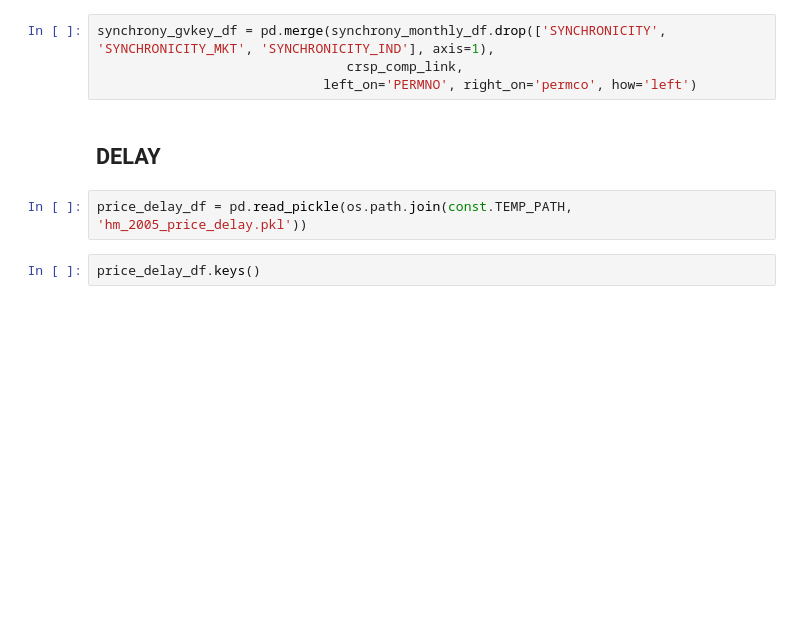
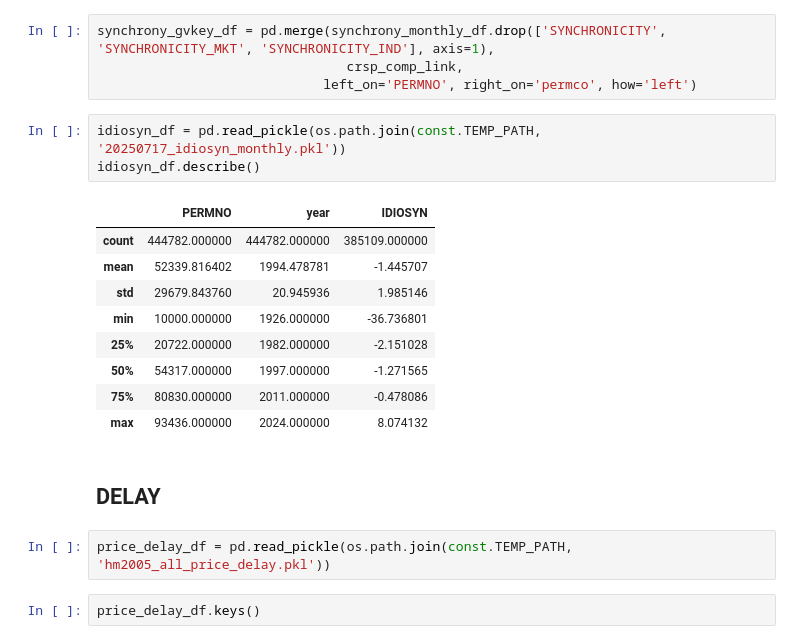
Before and after one commit to wangyouan/STOCKAct, a Jupyter notebook: Notebook/ConstructPoliticalConnectionMeasure.ipynb, the cells around one changed output. Cells and saved outputs as stored; diff of their text form; blank space fills up the shorter version.

```diff
--- a/Notebook/ConstructPoliticalConnectionMeasure.ipynb
+++ b/Notebook/ConstructPoliticalConnectionMeasure.ipynb
@@ -290,10 +290,23 @@ synchrony_monthly_df['IDIOSYN'] = synchrony_monthly_df['SYNCHRONICITY'] * -1
 synchrony_gvkey_df = pd.merge(synchrony_monthly_df.drop(['SYNCHRONICITY', 'SYNCHRONICITY_MKT', 'SYNCHRONICITY_IND'], axis=1),
                                 crsp_comp_link,
                              left_on='PERMNO', right_on='permco', how='left')
+# %%
+idiosyn_df = pd.read_pickle(os.path.join(const.TEMP_PATH, '20250717_idiosyn_monthly.pkl'))
+idiosyn_df.describe()
+# %% [output]
+|  | PERMNO | year | IDIOSYN |
+| count | 444782.000000 | 444782.000000 | 385109.000000 |
+| mean | 52339.816402 | 1994.478781 | -1.445707 |
+| std | 29679.843760 | 20.945936 | 1.985146 |
+| min | 10000.000000 | 1926.000000 | -36.736801 |
+| 25% | 20722.000000 | 1982.000000 | -2.151028 |
+| 50% | 54317.000000 | 1997.000000 | -1.271565 |
+| 75% | 80830.000000 | 2011.000000 | -0.478086 |
+| max | 93436.000000 | 2024.000000 | 8.074132 |
 # %% [markdown]
 ## DELAY
 # %%
-price_delay_df = pd.read_pickle(os.path.join(const.TEMP_PATH, 'hm_2005_price_delay.pkl'))
+price_delay_df = pd.read_pickle(os.path.join(const.TEMP_PATH, 'hm2005_all_price_delay.pkl'))
 # %%
 price_delay_df.keys()
 # %% [output]
```
Also changed, not shown: parts of 17 cells of this notebook.
